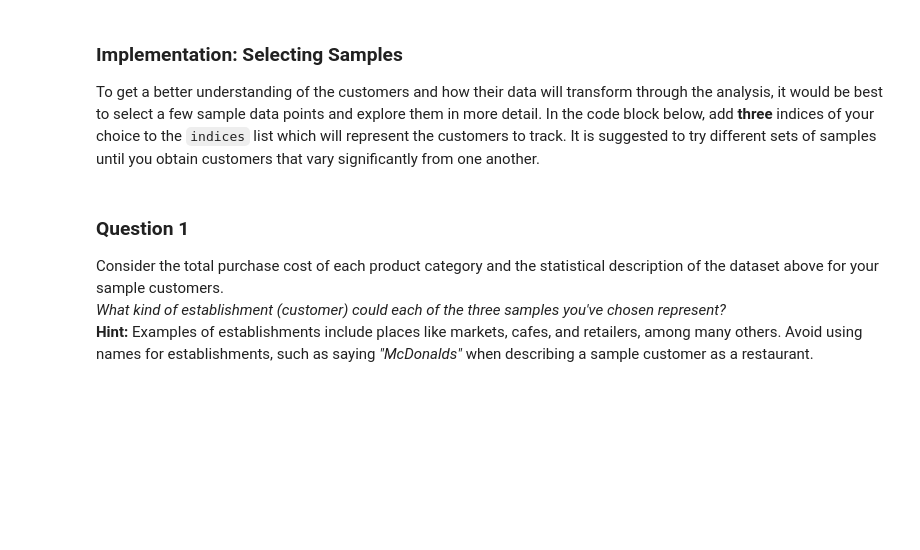
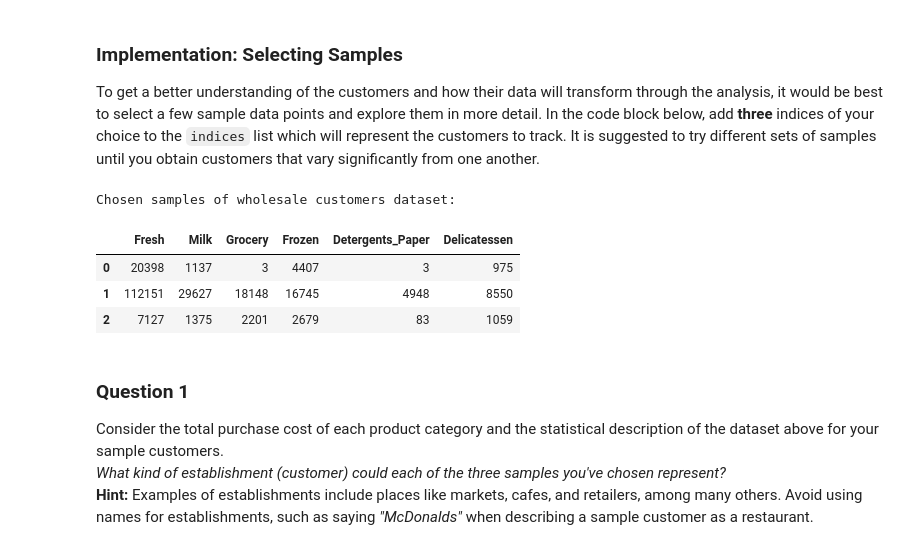
Before and after one commit to anilrajgr/udacity-machine-learning, a Jupyter notebook: projects/customer_segments/customer_segments.ipynb, the cells around one changed output. Cells and saved outputs as stored; diff of their text form; code cells hidden in the pictures; blank space fills up the shorter version.

```diff
--- a/projects/customer_segments/customer_segments.ipynb
+++ b/projects/customer_segments/customer_segments.ipynb
@@ -51,12 +61,29 @@ display(data.describe())
 To get a better understanding of the customers and how their data will transform through the analysis, it would be best to select a few sample data points and explore them in more detail. In the code block below, add **three** indices of your choice to the `indices` list which will represent the customers to track. It is suggested to try different sets of samples until you obtain customers that vary significantly from one another.
 # %%
 # TODO: Select three indices of your choice you wish to sample from the dataset
-indices = []
+# indices = [100, 200, 300]
+# Randomly picking
+# indices = [randint(0, 440) for _ in range(30)]
+
+# Entry 75 is interesting. It has only 3 money spent on Grocery and Detergents_Paper
+# Entry 181 is interesting. It has 112151 spent on Fresh.
+# Entry 269 is interesting. It generally has high numbers for Milk, Grocery and Detergents_paper
+
+# print(data.loc[indices])
+# print(data.keys())
+
+indices = [75, 181, 316]
 
 # Create a DataFrame of the chosen samples
 samples = pd.DataFrame(data.loc[indices], columns = data.keys()).reset_index(drop = True)
 print "Chosen samples of wholesale customers dataset:"
 display(samples)
+# %% [output]
+Chosen samples of wholesale customers dataset:
+|  | Fresh | Milk | Grocery | Frozen | Detergents_Paper | Delicatessen |
+| 0 | 20398 | 1137 | 3 | 4407 | 3 | 975 |
+| 1 | 112151 | 29627 | 18148 | 16745 | 4948 | 8550 |
+| 2 | 7127 | 1375 | 2201 | 2679 | 83 | 1059 |
 # %% [markdown]
 ### Question 1
 Consider the total purchase cost of each product category and the statistical description of the dataset above for your sample customers.
```
Also changed, not shown: parts of 11 cells of this notebook.
